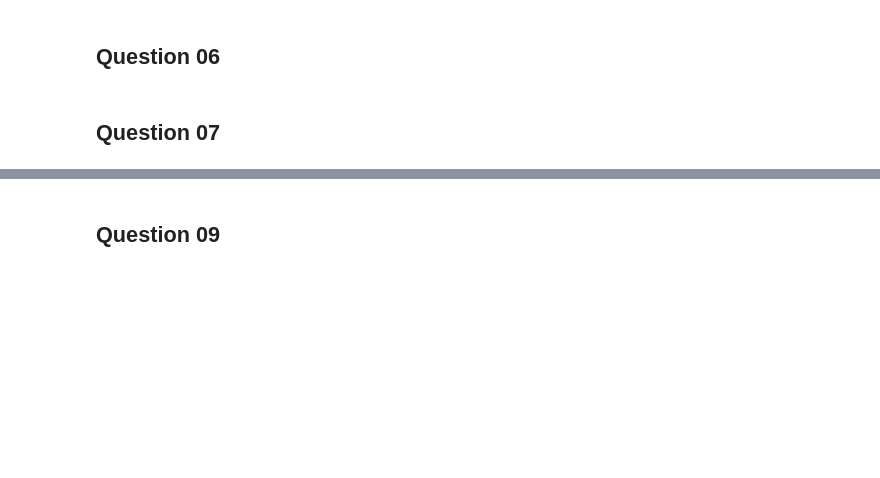
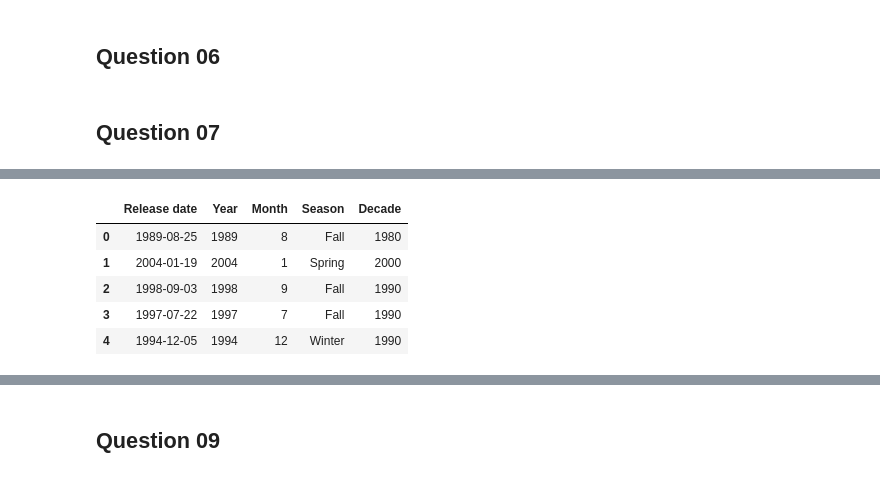
Before and after one commit to duongtruongbinh/IntroDS_FinalProject, a Jupyter notebook: src/Asking_Questions_and_Analyzing.ipynb, the cells around one changed output, grey strips where cells are left out. Saved outputs shown, nothing was run; the diff lists cells and outputs as text; code cells hidden in the pictures; blank space fills up the shorter version.

```diff
--- a/src/Asking_Questions_and_Analyzing.ipynb
+++ b/src/Asking_Questions_and_Analyzing.ipynb
@@ -125,0 +132,16 @@ Visualize the top authors and their average scores using a bar chart.
+# %%
+manga_df['Release date'] = pd.to_datetime(manga_df['Release date'], errors='coerce')
+# group by year and count the number of manga released in each year
+manga_df['Year'] = manga_df['Release date'].dt.year.astype('Int64')
+manga_df['Month'] = manga_df['Release date'].dt.month.astype('Int64')
+manga_df['Decade'] = manga_df['Year'] // 10 * 10
+seasons = ['Spring', 'Summer', 'Fall', 'Winter']
+manga_df['Season'] = pd.cut(manga_df['Month'], [0, 3, 6, 9, 12], labels=seasons, include_lowest=True)
+manga_df[['Release date', 'Year', 'Month', 'Season', 'Decade']].head()
+# %% [output]
+|  | Release date | Year | Month | Season | Decade |
+| 0 | 1989-08-25 | 1989 | 8 | Fall | 1980 |
+| 1 | 2004-01-19 | 2004 | 1 | Spring | 2000 |
+| 2 | 1998-09-03 | 1998 | 9 | Fall | 1990 |
+| 3 | 1997-07-22 | 1997 | 7 | Fall | 1990 |
+| 4 | 1994-12-05 | 1994 | 12 | Winter | 1990 |
```
Also changed, not shown: parts of 7 cells of this notebook, 1 other file.
